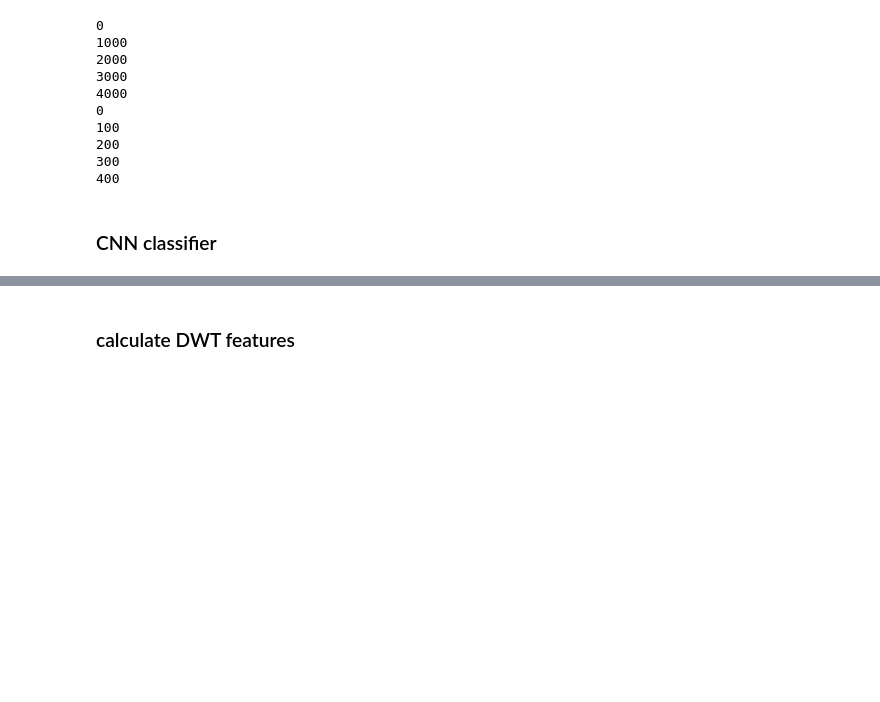
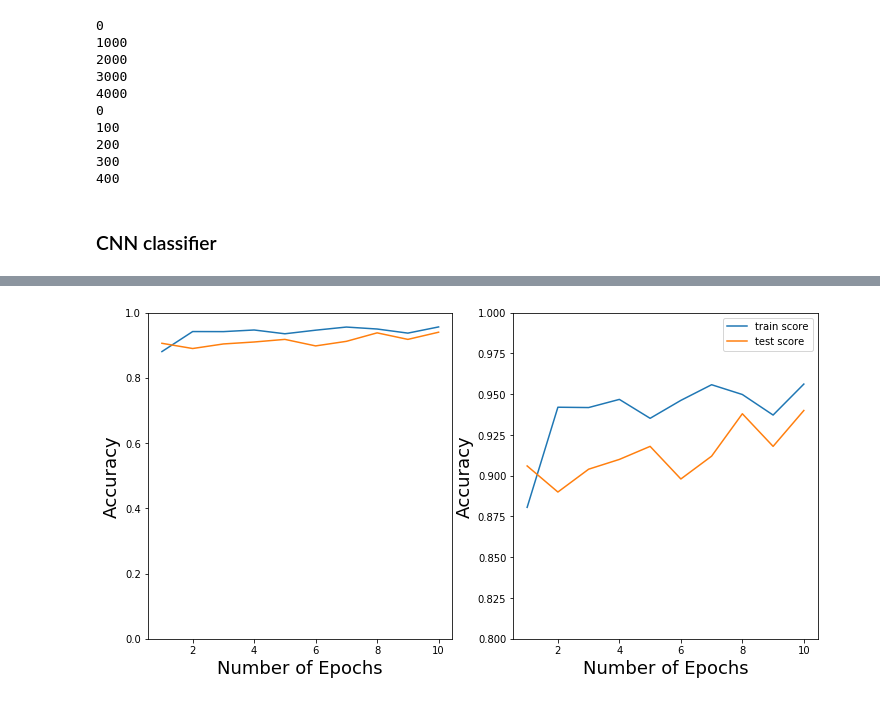
Before and after one commit to llshao/ML, a Jupyter notebook: ECG_Classifications.ipynb, the cells around one changed output, grey strips where cells are left out. Saved outputs shown, nothing was run; the diff lists cells and outputs as text; code cells hidden in the pictures; blank space fills up the shorter version.

```diff
--- a/ECG_Classifications.ipynb
+++ b/ECG_Classifications.ipynb
@@ -1,3 +1,14 @@
 # %% [markdown]
 ### load data UCI_HAR
 http://ataspinar.com/2018/12/21/a-guide-for-using-the-wavelet-transform-in-machine-learning/
+# %%
+import pywt
+import numpy as np
+import matplotlib.pyplot as plt
+from collections import defaultdict, Counter
+import keras
+from keras.layers import Dense, Flatten
+from keras.layers import Conv2D, MaxPooling2D
+from keras.models import Sequential
+from keras.callbacks import History
+history = History()
@@ -191,16 +214,16 @@ KeyboardInterrupt:
 # %%
 fig, axarr = plt.subplots(figsize=(12,6), ncols=2)
 axarr[0].plot(range(1, 11), history.history['acc'], label='train score')
 axarr[0].plot(range(1, 11), history.history['val_acc'], label='test score')
 axarr[0].set_xlabel('Number of Epochs', fontsize=18)
 axarr[0].set_ylabel('Accuracy', fontsize=18)
 axarr[0].set_ylim([0,1])
 axarr[1].plot(range(1, 11), history.history['acc'], label='train score')
 axarr[1].plot(range(1, 11), history.history['val_acc'], label='test score')
 axarr[1].set_xlabel('Number of Epochs', fontsize=18)
 axarr[1].set_ylabel('Accuracy', fontsize=18)
-axarr[1].set_ylim([0.9,1])
+axarr[1].set_ylim([0.8,1])
 plt.legend()
 plt.show()
+# %% [output]
+[figure, added]
-# %% [markdown]
-### calculate DWT features
```
Also changed, not shown: parts of 10 cells of this notebook.
